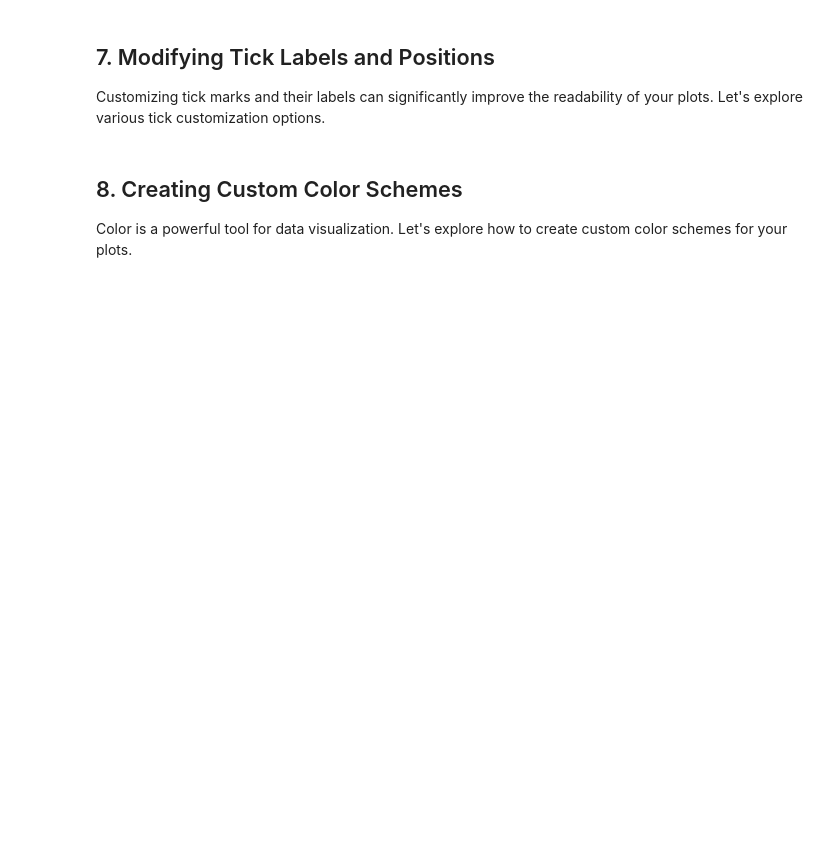
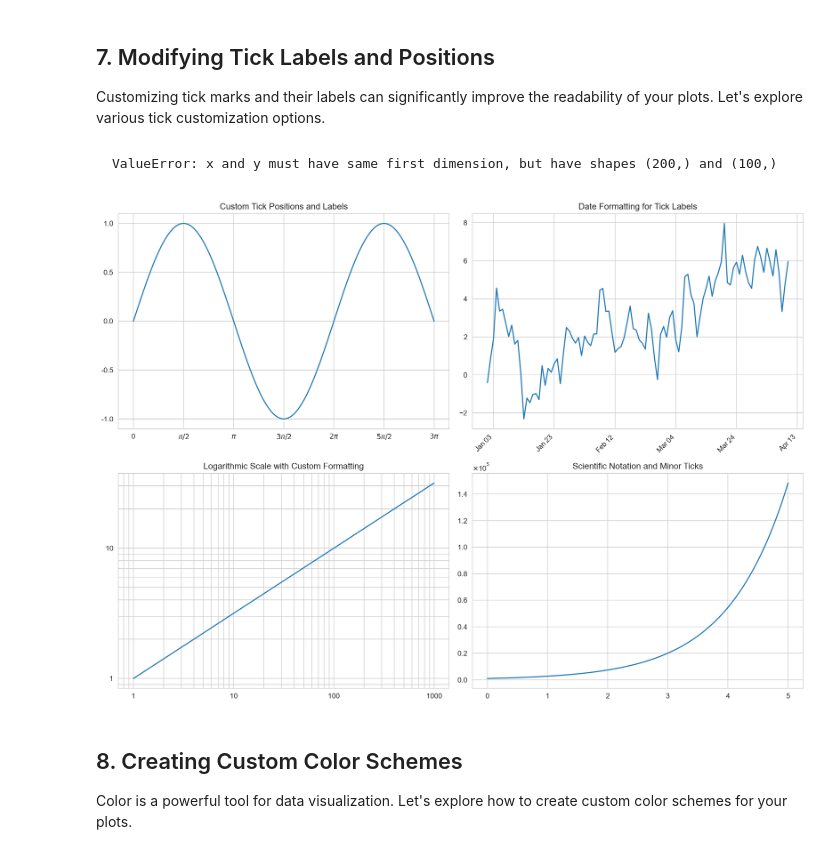
Before and after one commit to pavelklos/ai-ml, a Jupyter notebook: 3-DV/03-01-05.ipynb, the cells around one changed output. Saved outputs shown, nothing was run; the diff lists cells and outputs as text; code cells hidden in the pictures; blank space fills up the shorter version.

````diff
--- a/3-DV/03-01-05.ipynb
+++ b/3-DV/03-01-05.ipynb
@@ -397,3 +504,74 @@ plt.show()
+# %% [markdown]
+```
+ValueError: x and y must have same first dimension, but have shapes (200,) and (100,)
+```
+# %%
+import numpy as np
+import pandas as pd
+import matplotlib.pyplot as plt
+import matplotlib.ticker as ticker
+from matplotlib.dates import DateFormatter
+import datetime as dt           # (kept for completeness)
+
+# ---------- 1. Custom tick positions and labels ----------
+x  = np.linspace(0, 3 * np.pi, 200)   # 200 points
+y1 = np.sin(x)                        # same length as x
+
+fig, axs = plt.subplots(2, 2, figsize=(14, 10))
+
+axs[0, 0].plot(x, y1)
+axs[0, 0].set_title('Custom Tick Positions and Labels')
+
+# Use np.pi, not the Unicode π
+xtick_pos = [0, np.pi/2, np.pi, 3*np.pi/2, 2*np.pi, 5*np.pi/2, 3*np.pi]
+axs[0, 0].set_xticks(xtick_pos)
+axs[0, 0].set_xticklabels(
+    ['0', r'$\pi/2$', r'$\pi$', r'$3\pi/2$', r'$2\pi$', r'$5\pi/2$', r'$3\pi$']
+)
+
+axs[0, 0].set_yticks([-1, -0.5, 0, 0.5, 1])
+axs[0, 0].set_yticklabels(['-1.0', '-0.5', '0.0', '0.5', '1.0'])
+
+# ---------- 2. Tick formatting for dates ----------
+dates  = pd.date_range(start='2023-01-01', periods=100, freq='D')
+values = np.cumsum(np.random.randn(100))
+
+axs[0, 1].plot(dates, values)
+axs[0, 1].set_title('Date Formatting for Tick Labels')
+
+date_formatter = DateFormatter('%b %d')
+axs[0, 1].xaxis.set_major_formatter(date_formatter)
+axs[0, 1].xaxis.set_major_locator(ticker.MaxNLocator(6))
+plt.setp(axs[0, 1].get_xticklabels(), rotation=45, ha='right')
+
+# ---------- 3. Log‑log scale ----------
+x_log = np.logspace(0, 3, 100)
+y_log = np.sqrt(x_log)
+
+axs[1, 0].loglog(x_log, y_log)
+axs[1, 0].set_title('Logarithmic Scale with Custom Formatting')
+axs[1, 0].xaxis.set_major_formatter(ticker.LogFormatter())
+axs[1, 0].yaxis.set_major_formatter(ticker.LogFormatter())
+axs[1, 0].grid(True, which="both", ls="-")
+
+# ---------- 4. Scientific notation & minor ticks ----------
+x_sci = np.linspace(0, 5, 100)
+y_sci = np.exp(x_sci) * 1_000
+
+axs[1, 1].plot(x_sci, y_sci)
+axs[1, 1].set_title('Scientific Notation and Minor Ticks')
+
+axs[1, 1].minorticks_on()
+
+formatter = ticker.ScalarFormatter(useMathText=True)
+formatter.set_scientific(True)
+formatter.set_powerlimits((0, 0))
+axs[1, 1].yaxis.set_major_formatter(formatter)
+
+plt.tight_layout()
+plt.show()
+# %% [output]
+[figure, added]
 # %% [markdown]
 ## 8. Creating Custom Color Schemes <a id="colors"></a>
 
````
Also changed, not shown: parts of 18 cells of this notebook, 1 other file.
